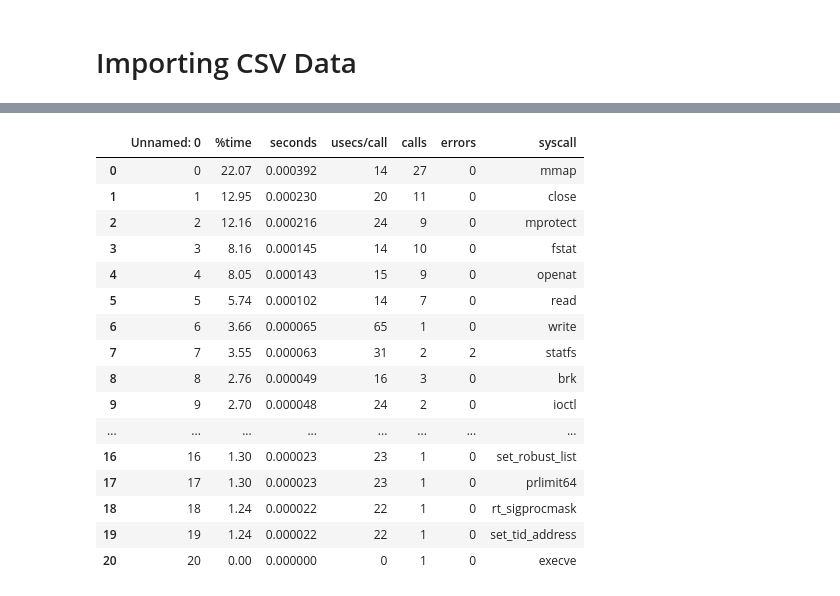
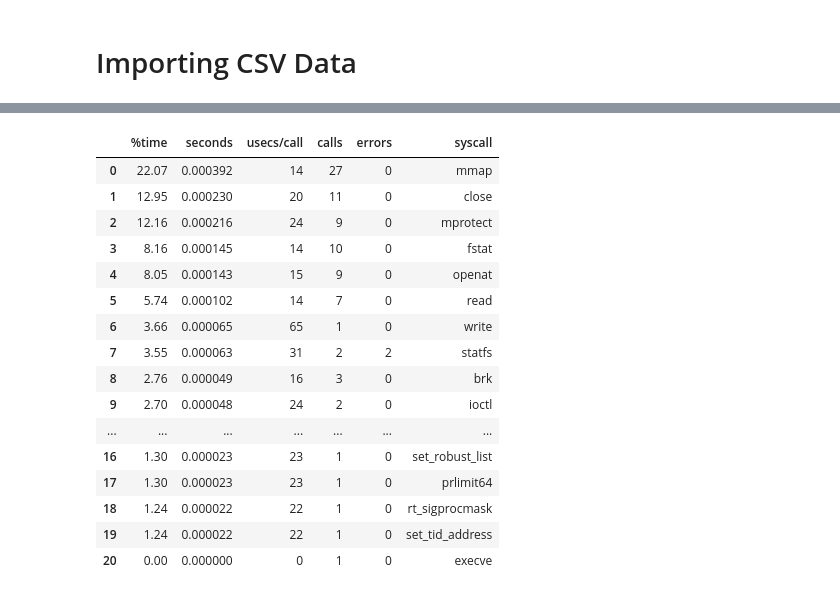
Before and after one commit to RIT3shSapata/CCBD_Assignment, a Jupyter notebook: Analysis/Analysis.ipynb, the cells around one changed output, grey strips where cells are left out. Saved outputs shown, nothing was run; the diff lists cells and outputs as text; code cells hidden in the pictures.

```diff
--- a/Analysis/Analysis.ipynb
+++ b/Analysis/Analysis.ipynb
@@ -64,24 +67,25 @@ echo
 # %%
 ls = pd.read_csv(r"C:\Users\suhas\Documents\College Projects\CCBD_Assignment\Parsed\ls.csv")
-# %%
-ls
-# %% [output]
-|  | Unnamed: 0 | %time | seconds | usecs/call | calls | errors | syscall |
-| 0 | 0 | 22.07 | 0.000392 | 14 | 27 | 0 | mmap |
-| 1 | 1 | 12.95 | 0.000230 | 20 | 11 | 0 | close |
-| 2 | 2 | 12.16 | 0.000216 | 24 | 9 | 0 | mprotect |
-| 3 | 3 | 8.16 | 0.000145 | 14 | 10 | 0 | fstat |
-| 4 | 4 | 8.05 | 0.000143 | 15 | 9 | 0 | openat |
-| 5 | 5 | 5.74 | 0.000102 | 14 | 7 | 0 | read |
-| 6 | 6 | 3.66 | 0.000065 | 65 | 1 | 0 | write |
-| 7 | 7 | 3.55 | 0.000063 | 31 | 2 | 2 | statfs |
-| 8 | 8 | 2.76 | 0.000049 | 16 | 3 | 0 | brk |
-| 9 | 9 | 2.70 | 0.000048 | 24 | 2 | 0 | ioctl |
-| ... | ... | ... | ... | ... | ... | ... | ... |
-| 16 | 16 | 1.30 | 0.000023 | 23 | 1 | 0 | set_robust_list |
-| 17 | 17 | 1.30 | 0.000023 | 23 | 1 | 0 | prlimit64 |
-| 18 | 18 | 1.24 | 0.000022 | 22 | 1 | 0 | rt_sigprocmask |
-| 19 | 19 | 1.24 | 0.000022 | 22 | 1 | 0 | set_tid_address |
-| 20 | 20 | 0.00 | 0.000000 | 0 | 1 | 0 | execve |
+# %%
+ls = ls.drop(columns=["Unnamed: 0"])
+ls
+# %% [output]
+|  | %time | seconds | usecs/call | calls | errors | syscall |
+| 0 | 22.07 | 0.000392 | 14 | 27 | 0 | mmap |
+| 1 | 12.95 | 0.000230 | 20 | 11 | 0 | close |
+| 2 | 12.16 | 0.000216 | 24 | 9 | 0 | mprotect |
+| 3 | 8.16 | 0.000145 | 14 | 10 | 0 | fstat |
+| 4 | 8.05 | 0.000143 | 15 | 9 | 0 | openat |
+| 5 | 5.74 | 0.000102 | 14 | 7 | 0 | read |
+| 6 | 3.66 | 0.000065 | 65 | 1 | 0 | write |
+| 7 | 3.55 | 0.000063 | 31 | 2 | 2 | statfs |
+| 8 | 2.76 | 0.000049 | 16 | 3 | 0 | brk |
+| 9 | 2.70 | 0.000048 | 24 | 2 | 0 | ioctl |
+| ... | ... | ... | ... | ... | ... | ... |
+| 16 | 1.30 | 0.000023 | 23 | 1 | 0 | set_robust_list |
+| 17 | 1.30 | 0.000023 | 23 | 1 | 0 | prlimit64 |
+| 18 | 1.24 | 0.000022 | 22 | 1 | 0 | rt_sigprocmask |
+| 19 | 1.24 | 0.000022 | 22 | 1 | 0 | set_tid_address |
+| 20 | 0.00 | 0.000000 | 0 | 1 | 0 | execve |
 # %%
 mkdir = pd.read_csv(r"C:\Users\suhas\Documents\College Projects\CCBD_Assignment\Parsed\mkdir.csv")
```
Also changed, not shown: parts of 15 cells of this notebook.
